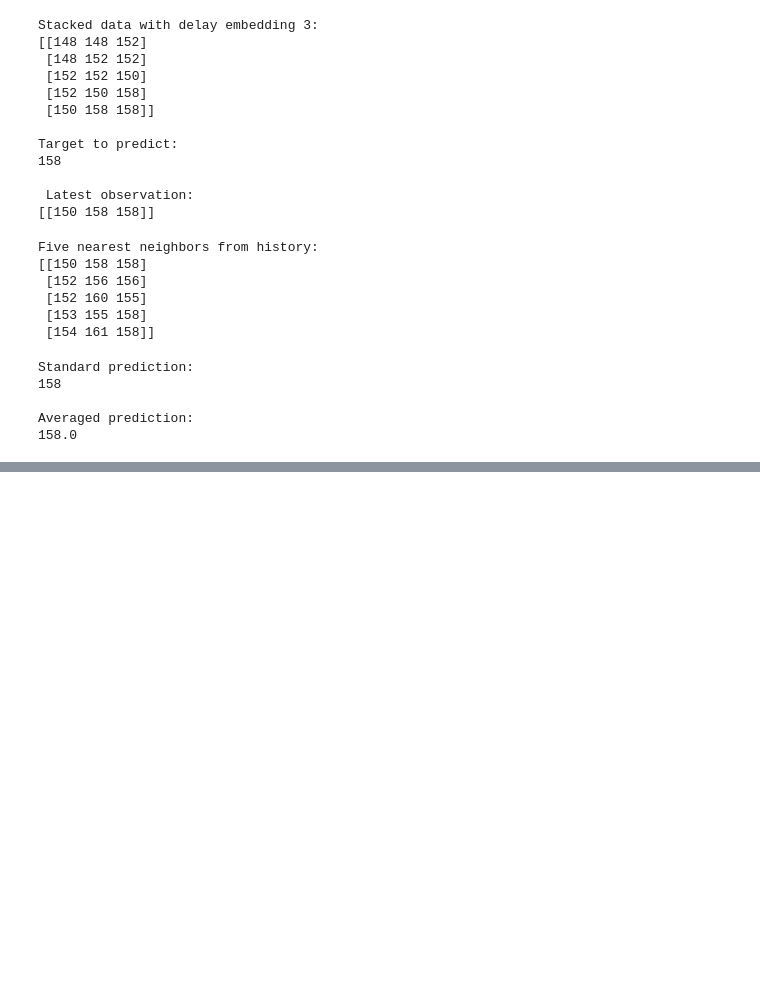
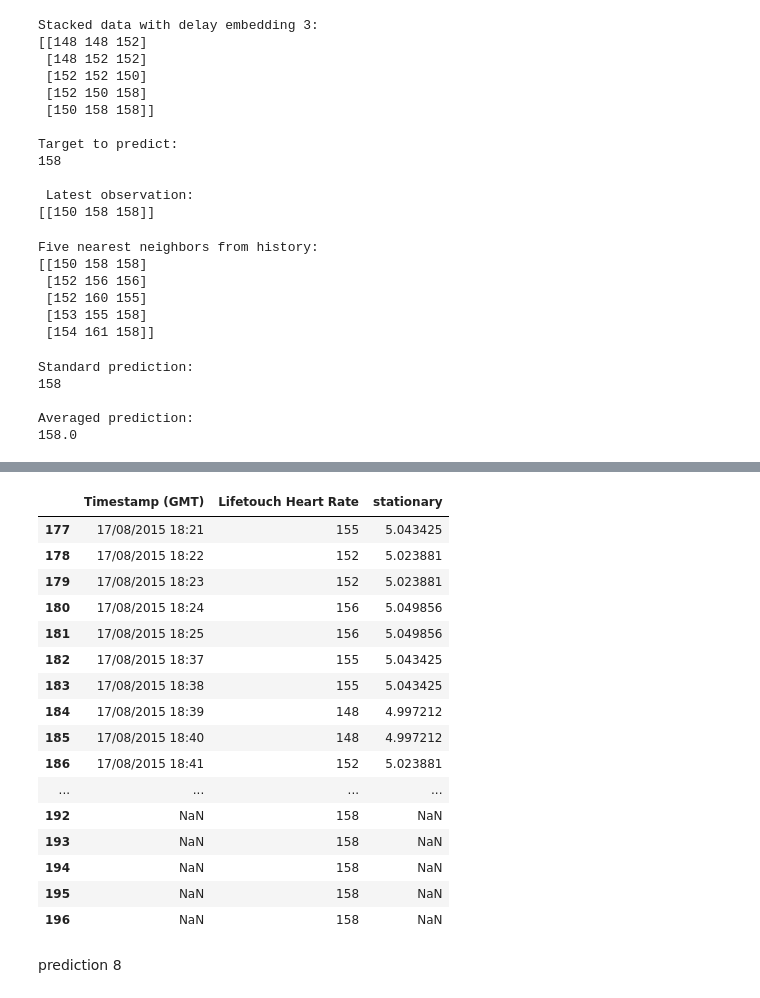
Before and after one commit to YazCodes/heartRatePrediction, a Jupyter notebook: Lorenz_heart_rate_prediction.ipynb, the cells around one changed output, grey strips where cells are left out. Drawn from its saved outputs; the diff is of its cells as text; code cells hidden in the pictures; blank space fills up the shorter version.

```diff
--- a/Lorenz_heart_rate_prediction.ipynb
+++ b/Lorenz_heart_rate_prediction.ipynb
@@ -189,3 +198,6 @@ Standard prediction:
 
 Averaged prediction:
 158.0
+# %%
+df3 = df2.append({'Lifetouch Heart Rate': '158' }, ignore_index=True) #1
+df2.tail()
@@ -191,0 +264,3 @@ Averaged prediction:
+# %%
+df4 = df3.append({'Lifetouch Heart Rate': '158' }, ignore_index=True) #1
+df3.tail()
@@ -191,0 +327,3 @@ Averaged prediction:
+# %%
+df5 = df4.append({'Lifetouch Heart Rate': '158' }, ignore_index=True) #1
+df5.tail()
@@ -191,0 +390,3 @@ Averaged prediction:
+# %%
+df6 = df5.append({'Lifetouch Heart Rate': '158' }, ignore_index=True) #1
+df6.tail(10)
@@ -191,0 +458,23 @@ Averaged prediction:
+# %%
+df7 = df6.append({'Lifetouch Heart Rate': '158' }, ignore_index=True) #1
+df7.tail(20)
+# %% [output]
+|  | Timestamp (GMT) | Lifetouch Heart Rate | stationary |
+| 177 | 17/08/2015 18:21 | 155 | 5.043425 |
+| 178 | 17/08/2015 18:22 | 152 | 5.023881 |
+| 179 | 17/08/2015 18:23 | 152 | 5.023881 |
+| 180 | 17/08/2015 18:24 | 156 | 5.049856 |
+| 181 | 17/08/2015 18:25 | 156 | 5.049856 |
+| 182 | 17/08/2015 18:37 | 155 | 5.043425 |
+| 183 | 17/08/2015 18:38 | 155 | 5.043425 |
+| 184 | 17/08/2015 18:39 | 148 | 4.997212 |
+| 185 | 17/08/2015 18:40 | 148 | 4.997212 |
+| 186 | 17/08/2015 18:41 | 152 | 5.023881 |
+| ... | ... | ... | ... |
+| 192 | NaN | 158 | NaN |
+| 193 | NaN | 158 | NaN |
+| 194 | NaN | 158 | NaN |
+| 195 | NaN | 158 | NaN |
+| 196 | NaN | 158 | NaN |
+# %% [markdown]
+prediction 8
```
Also changed, not shown: parts of 19 cells of this notebook.
